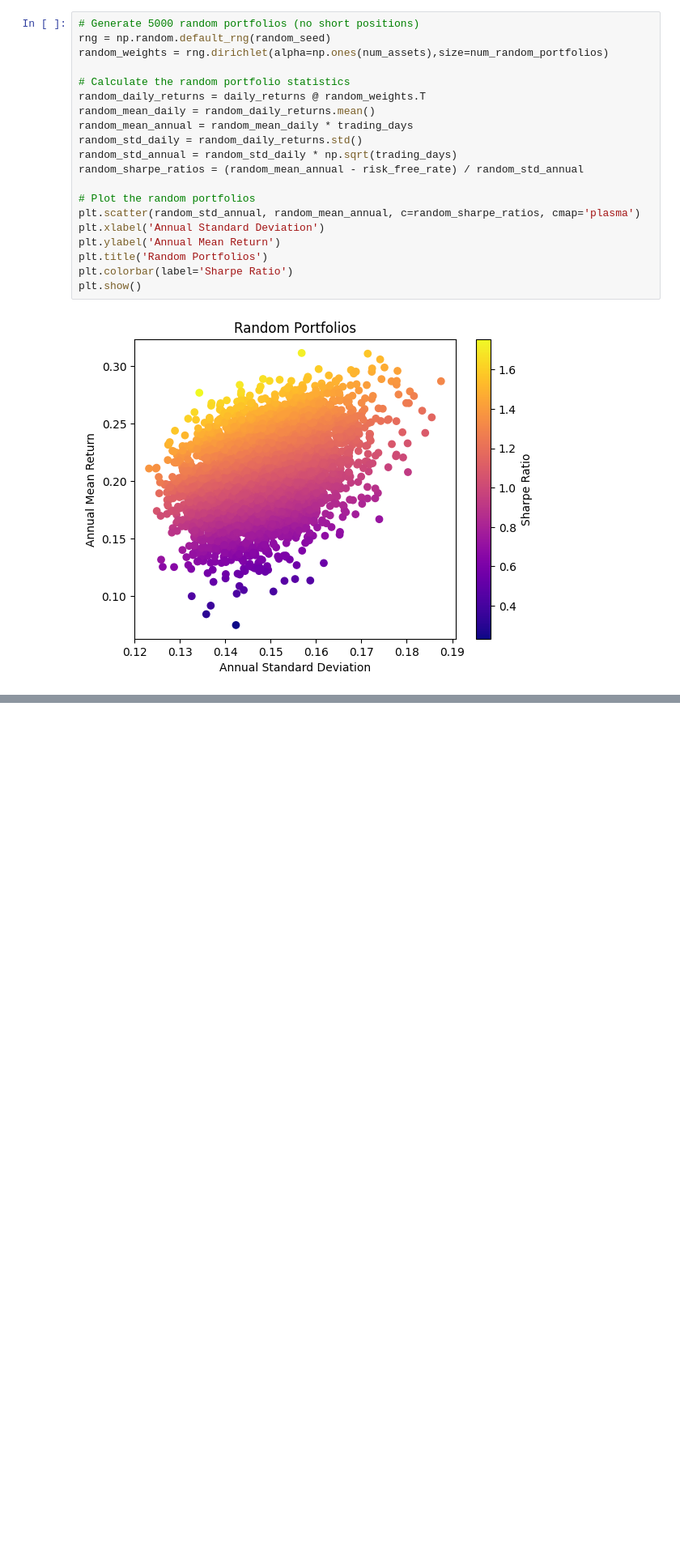
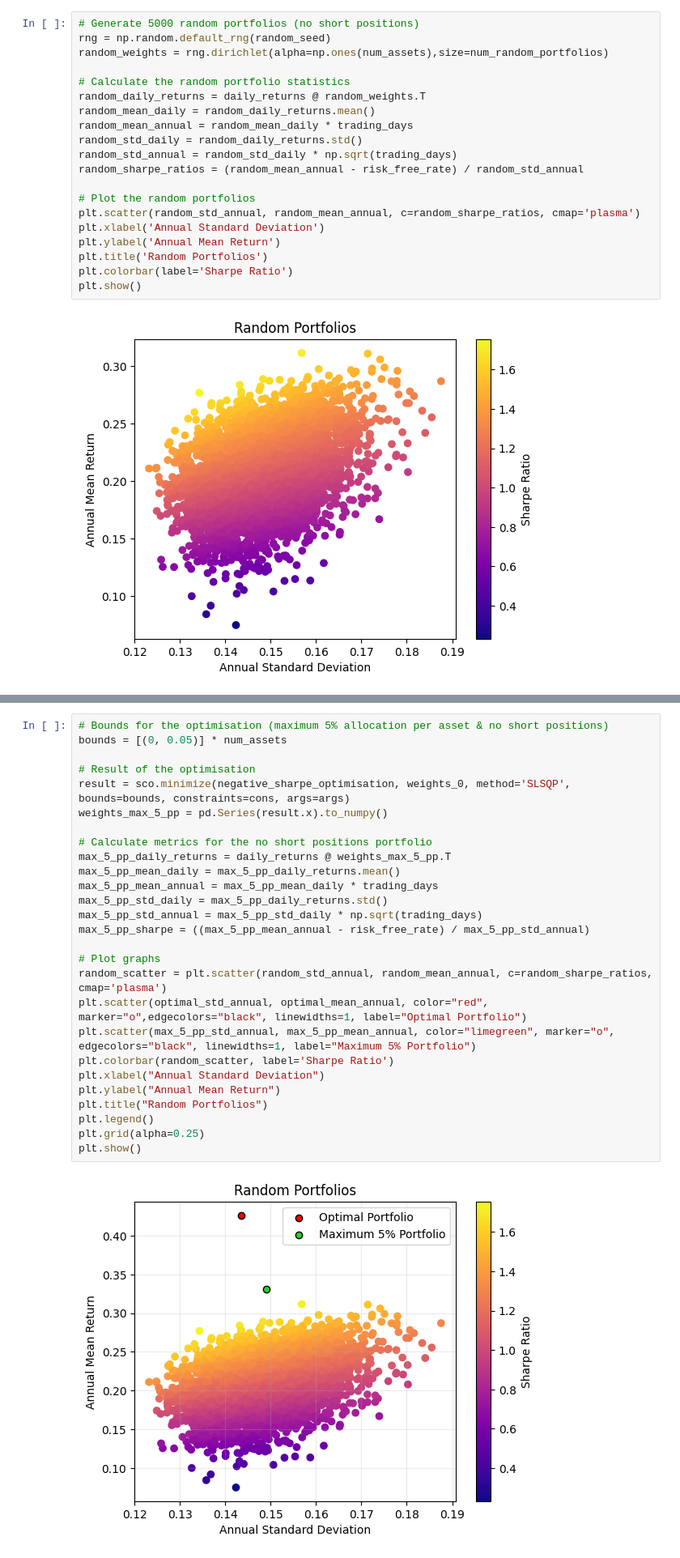
Before and after one commit to jamieterroba/ibex35-portfolio-optimisation, a Jupyter notebook: notebooks/main.ipynb, the cells around one changed output, grey strips where cells are left out. Shown at 81% size. Drawn from its saved outputs; the diff is of its cells as text; blank space fills up the shorter version.

```diff
--- a/notebooks/main.ipynb
+++ b/notebooks/main.ipynb
@@ -103,0 +94,29 @@ plt.show()
+# %%
+# Bounds for the optimisation (maximum 5% allocation per asset & no short positions)
+bounds = [(0, 0.05)] * num_assets
+
+# Result of the optimisation
+result = sco.minimize(negative_sharpe_optimisation, weights_0, method='SLSQP', bounds=bounds, constraints=cons, args=args)
+weights_max_5_pp = pd.Series(result.x).to_numpy()
+
+# Calculate metrics for the no short positions portfolio
+max_5_pp_daily_returns = daily_returns @ weights_max_5_pp.T
+max_5_pp_mean_daily = max_5_pp_daily_returns.mean()
+max_5_pp_mean_annual = max_5_pp_mean_daily * trading_days
+max_5_pp_std_daily = max_5_pp_daily_returns.std()
+max_5_pp_std_annual = max_5_pp_std_daily * np.sqrt(trading_days)
+max_5_pp_sharpe = ((max_5_pp_mean_annual - risk_free_rate) / max_5_pp_std_annual)
+
+# Plot graphs
+random_scatter = plt.scatter(random_std_annual, random_mean_annual, c=random_sharpe_ratios, cmap='plasma')
+plt.scatter(optimal_std_annual, optimal_mean_annual, color="red", marker="o",edgecolors="black", linewidths=1, label="Optimal Portfolio")
+plt.scatter(max_5_pp_std_annual, max_5_pp_mean_annual, color="limegreen", marker="o", edgecolors="black", linewidths=1, label="Maximum 5% Portfolio")
+plt.colorbar(random_scatter, label='Sharpe Ratio')
+plt.xlabel("Annual Standard Deviation")
+plt.ylabel("Annual Mean Return")
+plt.title("Random Portfolios")
+plt.legend()
+plt.grid(alpha=0.25)
+plt.show()
+# %% [output]
+[figure, added]
```
Also changed, not shown: parts of 17 cells of this notebook, 2 other files.
